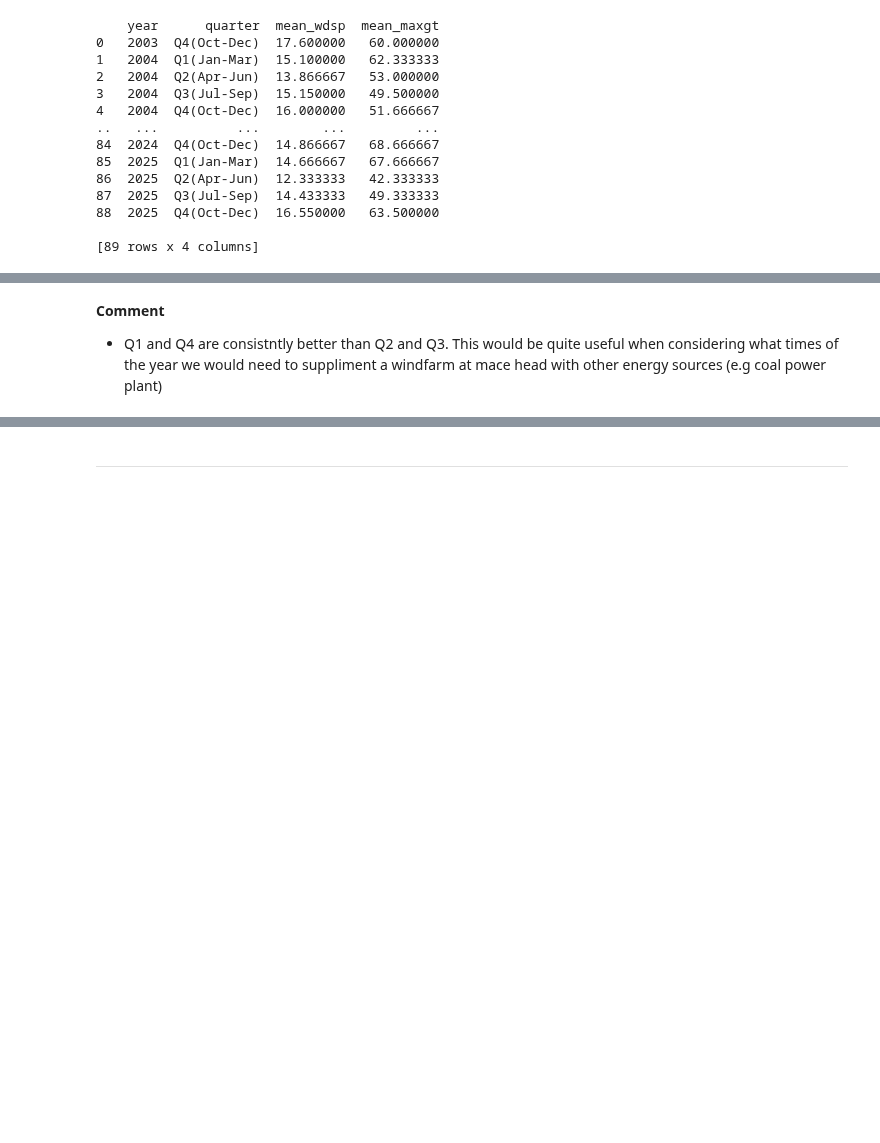
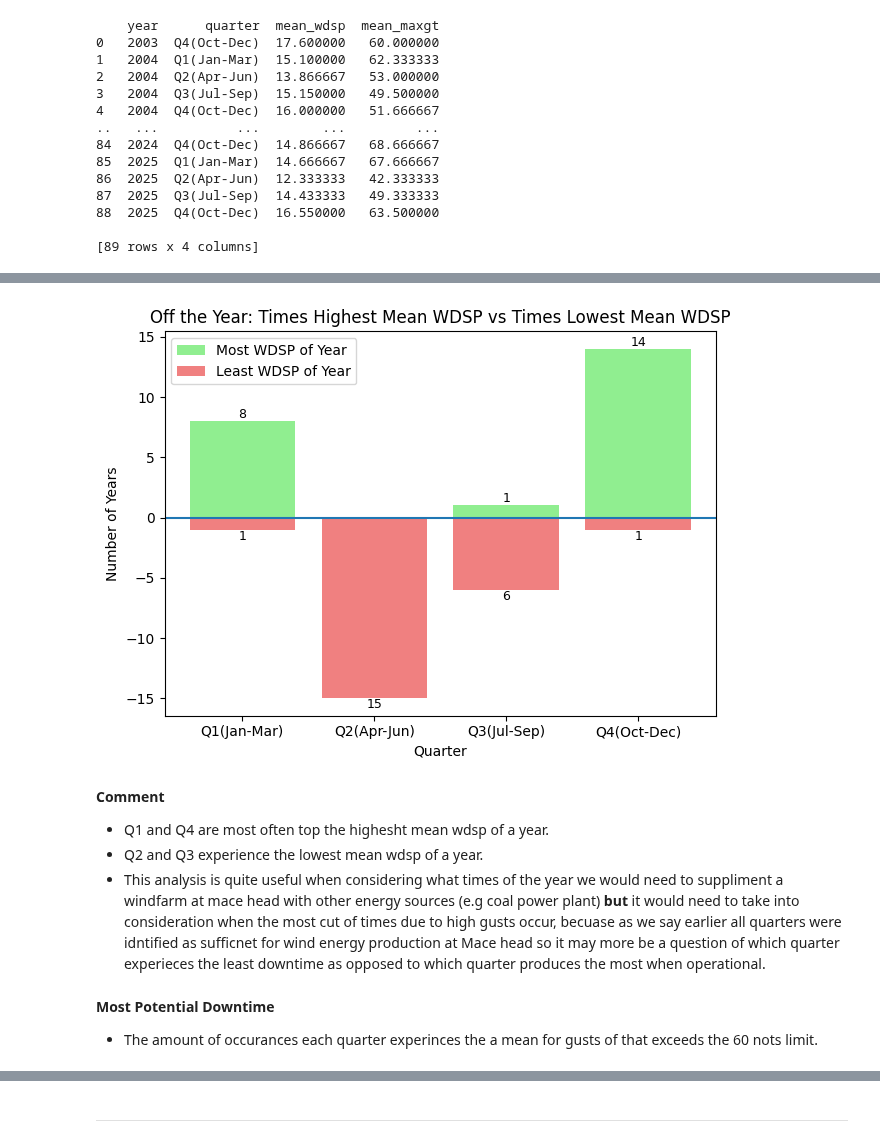
Before and after one commit to PectenMaximus/PFDA_2025_Project-, a Jupyter notebook: Project.ipynb, the cells around one changed output, grey strips where cells are left out. Cells and saved outputs as stored; diff of their text form; code cells hidden in the pictures; blank space fills up the shorter version.

Commit message:
Monthly Analysis Quarterly Performances
- Most & Least WDSP per Year
- Most Downtime

```diff
--- a/Project.ipynb
+++ b/Project.ipynb
@@ -477,35 +510,30 @@ plt.show()
 # %%
 # Identify the worst quarter for each year based on mean wind speed
-LeastProducingQuarters = (
+LeastWdspQuarters = (
     quarterly_means
     .loc[
         quarterly_means.groupby("year")["mean_wdsp"].idxmin()
     ]
     .groupby("quarter")
     .size()
-    .reset_index(name="times_least_producing")
-    .sort_values("times_least_producing", ascending=False)
+    .reset_index(name="Least")
+    .sort_values("Least", ascending=False)
 )
 
-
 # Identify the best quarter for each year based on mean wind speed
-MostProducingQuarters = (
+MostWdspQuarters = (
     quarterly_means
     .loc[
         quarterly_means.groupby("year")["mean_wdsp"].idxmax()
     ]
     .groupby("quarter")
     .size()
-    .reset_index(name="times_most_producing")
-    .sort_values("times_most_producing", ascending=False)
+    .reset_index(name="Most")
+    .sort_values("Most", ascending=False)
 )
 
 # Quarter performance summary
-quarter_performance = (
-    MostProducingQuarters
-    .merge(LeastProducingQuarters, on="quarter", how="outer")
-    .fillna(0)
-)
+quarter_performance = (MostWdspQuarters.merge(LeastWdspQuarters, on="quarter", how="outer").fillna(0))
 
 # Show quarter performance
 print(quarter_performance)
@@ -518,3 +546,62 @@ print(quarter_performance)
+# %%
+# Ensure quarters are in logical order
+quarter_order = ["Q1(Jan-Mar)", "Q2(Apr-Jun)", "Q3(Jul-Sep)", "Q4(Oct-Dec)"]
+quarter_performance["quarter"] = pd.Categorical(
+    quarter_performance["quarter"],
+    categories=quarter_order,
+    ordered=True
+)
+quarter_performance = quarter_performance.sort_values("quarter")
+
+# Numeric x positions
+x = np.arange(len(quarter_performance))
+
+plt.figure()
+
+# Plot best quarters (positive)
+plt.bar(
+    x,
+    quarter_performance["Most"],
+    label="Most WDSP of Year", color='Lightgreen'
+)
+
+# Plot worst quarters (negative)
+plt.bar(
+    x,
+    -quarter_performance["Least"],
+    label="Least WDSP of Year", color='Lightcoral'
+)
+
+# Zero reference line
+plt.axhline(0)
+
+# Add value labels
+for xi, best, worst in zip(
+    x,
+    quarter_performance["Most"],
+    quarter_performance["Least"]
+):
+    if best > 0:
+        plt.text(xi, best, f"{int(best)}", ha="center", va="bottom", fontsize=9, )
+    if worst > 0:
+        plt.text(xi, -worst, f"{int(worst)}", ha="center", va="top", fontsize=9,)
+
+# Axis labels and ticks
+plt.xticks(x, quarter_performance["quarter"])
+plt.xlabel("Quarter")
+plt.ylabel("Number of Years")
+plt.title("Off the Year: Times Highest Mean WDSP vs Times Lowest Mean WDSP")
+plt.legend()
+plt.tight_layout()
+plt.show()
+# %% [output]
+[figure, added]
 # %% [markdown]
 **Comment**
-- Q1 and Q4 are consistntly better than Q2 and Q3. This would be quite useful when considering what times of the year we would need to suppliment a windfarm at mace head with other energy sources (e.g coal power plant)
+- Q1 and Q4 are most often top the highesht mean wdsp of a year.
+- Q2 and Q3 experience the lowest mean wdsp of a year.
+- This analysis is quite useful when considering what times of the year we would need to suppliment a windfarm at mace head with other energy sources (e.g coal power plant) **but** it would need to take into consideration when the most cut of times due to high gusts occur, becuase as we say earlier all quarters were idntified as sufficnet for wind energy production at Mace head so it may more be a question of which quarter experieces the least downtime as opposed to which quarter produces the most when operational.
+# %% [markdown]
+**Most Potential Downtime**
+
+- The amount of occurances each quarter experinces the a mean for gusts of that exceeds the 60 nots limit.
```
Also changed, not shown: parts of 22 cells of this notebook.
